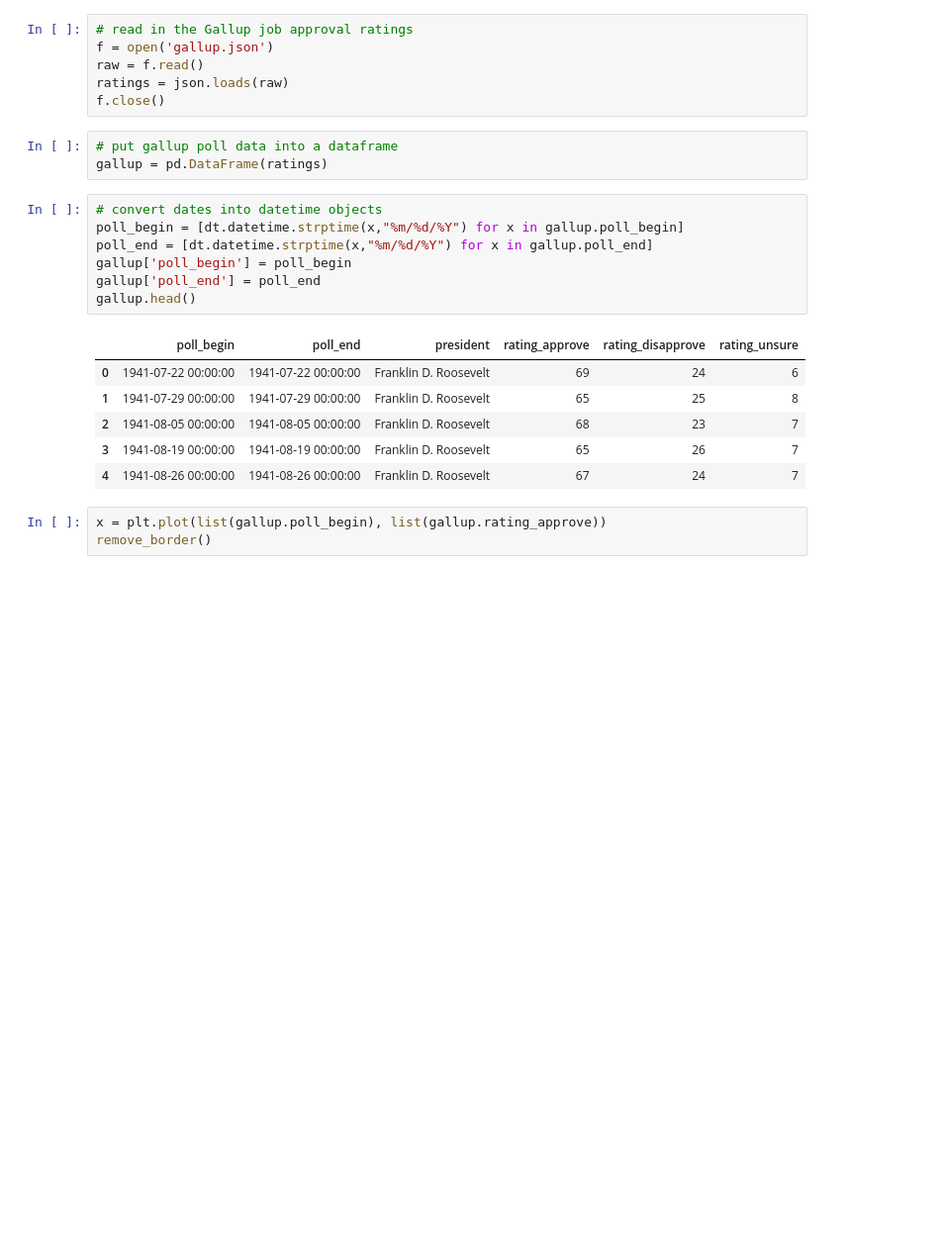
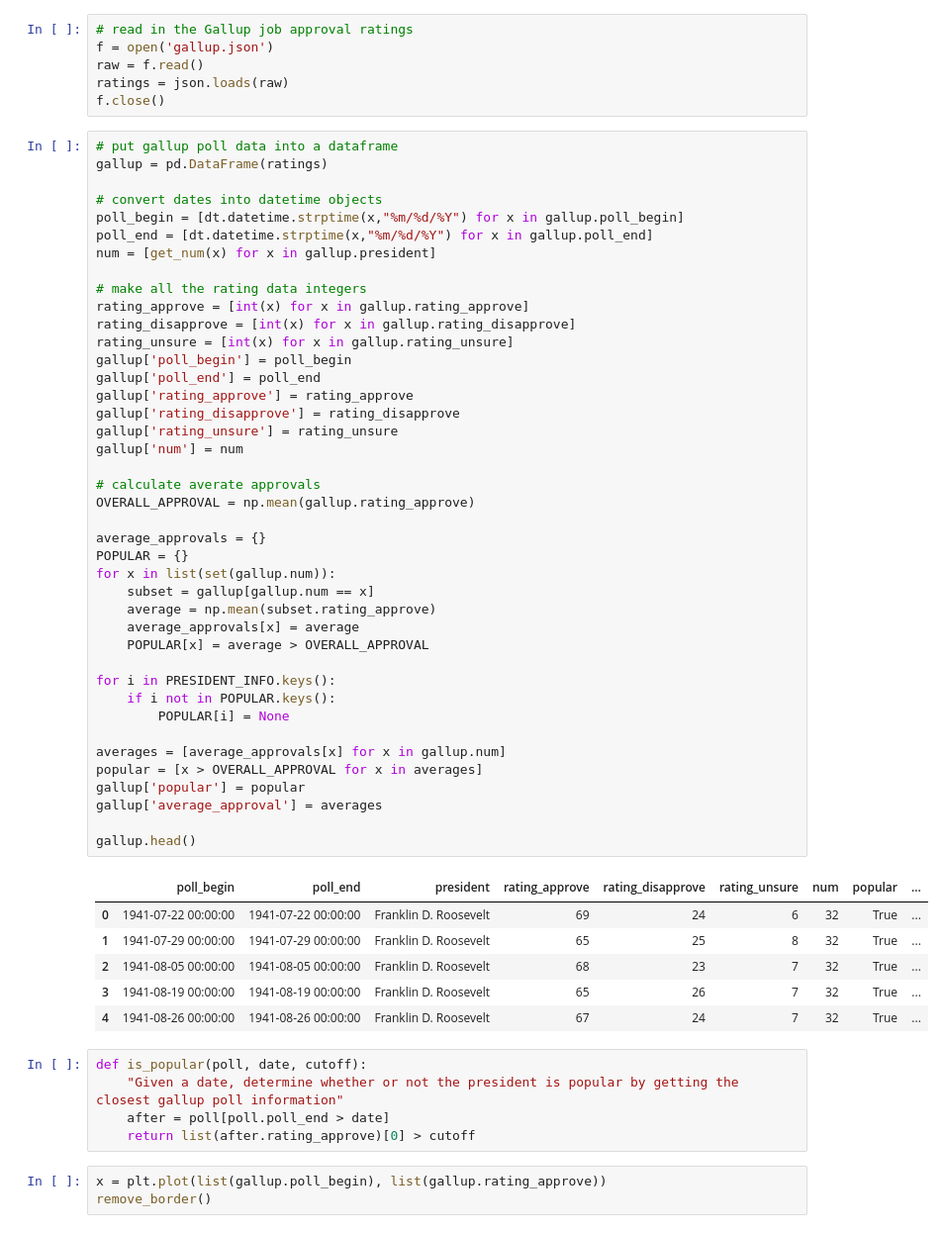
Before and after one commit to rlucioni/executive-evolution, a Jupyter notebook: cs109-project.ipynb, the cells around one changed output. Shown at 99% size. Cells and saved outputs as stored; diff of their text form; blank space fills up the shorter version.

```diff
--- a/cs109-project.ipynb
+++ b/cs109-project.ipynb
@@ -238,23 +422,59 @@ f = open('gallup.json')
 raw = f.read()
 ratings = json.loads(raw)
 f.close()
-# %%
-# put gallup poll data into a dataframe
-gallup = pd.DataFrame(ratings)
-# %%
-# convert dates into datetime objects
-poll_begin = [dt.datetime.strptime(x,"%m/%d/%Y") for x in gallup.poll_begin]
-poll_end = [dt.datetime.strptime(x,"%m/%d/%Y") for x in gallup.poll_end]
-gallup['poll_begin'] = poll_begin
-gallup['poll_end'] = poll_end
-gallup.head()
-# %% [output]
-|  | poll_begin | poll_end | president | rating_approve | rating_disapprove | rating_unsure |
-| 0 | 1941-07-22 00:00:00 | 1941-07-22 00:00:00 | Franklin D. Roosevelt | 69 | 24 | 6 |
-| 1 | 1941-07-29 00:00:00 | 1941-07-29 00:00:00 | Franklin D. Roosevelt | 65 | 25 | 8 |
-| 2 | 1941-08-05 00:00:00 | 1941-08-05 00:00:00 | Franklin D. Roosevelt | 68 | 23 | 7 |
-| 3 | 1941-08-19 00:00:00 | 1941-08-19 00:00:00 | Franklin D. Roosevelt | 65 | 26 | 7 |
-| 4 | 1941-08-26 00:00:00 | 1941-08-26 00:00:00 | Franklin D. Roosevelt | 67 | 24 | 7 |
+# %%
+# put gallup poll data into a dataframe
+gallup = pd.DataFrame(ratings)
+
+# convert dates into datetime objects
+poll_begin = [dt.datetime.strptime(x,"%m/%d/%Y") for x in gallup.poll_begin]
+poll_end = [dt.datetime.strptime(x,"%m/%d/%Y") for x in gallup.poll_end]
+num = [get_num(x) for x in gallup.president]
+
+# make all the rating data integers
+rating_approve = [int(x) for x in gallup.rating_approve]
+rating_disapprove = [int(x) for x in gallup.rating_disapprove]
+rating_unsure = [int(x) for x in gallup.rating_unsure]
+gallup['poll_begin'] = poll_begin
+gallup['poll_end'] = poll_end
+gallup['rating_approve'] = rating_approve
+gallup['rating_disapprove'] = rating_disapprove
+gallup['rating_unsure'] = rating_unsure
+gallup['num'] = num
+
+# calculate averate approvals
+OVERALL_APPROVAL = np.mean(gallup.rating_approve)
+
+average_approvals = {}
+POPULAR = {}
+for x in list(set(gallup.num)):
+    subset = gallup[gallup.num == x]
+    average = np.mean(subset.rating_approve)
+    average_approvals[x] = average
+    POPULAR[x] = average > OVERALL_APPROVAL
+
+for i in PRESIDENT_INFO.keys():
+    if i not in POPULAR.keys():
+        POPULAR[i] = None
+
+averages = [average_approvals[x] for x in gallup.num]
+popular = [x > OVERALL_APPROVAL for x in averages]
+gallup['popular'] = popular
+gallup['average_approval'] = averages
+
+gallup.head()
+# %% [output]
+|  | poll_begin | poll_end | president | rating_approve | rating_disapprove | rating_unsure | num | popular | ... |
+| 0 | 1941-07-22 00:00:00 | 1941-07-22 00:00:00 | Franklin D. Roosevelt | 69 | 24 | 6 | 32 | True | ... |
+| 1 | 1941-07-29 00:00:00 | 1941-07-29 00:00:00 | Franklin D. Roosevelt | 65 | 25 | 8 | 32 | True | ... |
+| 2 | 1941-08-05 00:00:00 | 1941-08-05 00:00:00 | Franklin D. Roosevelt | 68 | 23 | 7 | 32 | True | ... |
+| 3 | 1941-08-19 00:00:00 | 1941-08-19 00:00:00 | Franklin D. Roosevelt | 65 | 26 | 7 | 32 | True | ... |
+| 4 | 1941-08-26 00:00:00 | 1941-08-26 00:00:00 | Franklin D. Roosevelt | 67 | 24 | 7 | 32 | True | ... |
+# %%
+def is_popular(poll, date, cutoff):
+    "Given a date, determine whether or not the president is popular by getting the closest gallup poll information"
+    after = poll[poll.poll_end > date]
+    return list(after.rating_approve)[0] > cutoff
 # %%
 x = plt.plot(list(gallup.poll_begin), list(gallup.rating_approve))
 remove_border()
```
Also changed, not shown: parts of 35 cells of this notebook.
